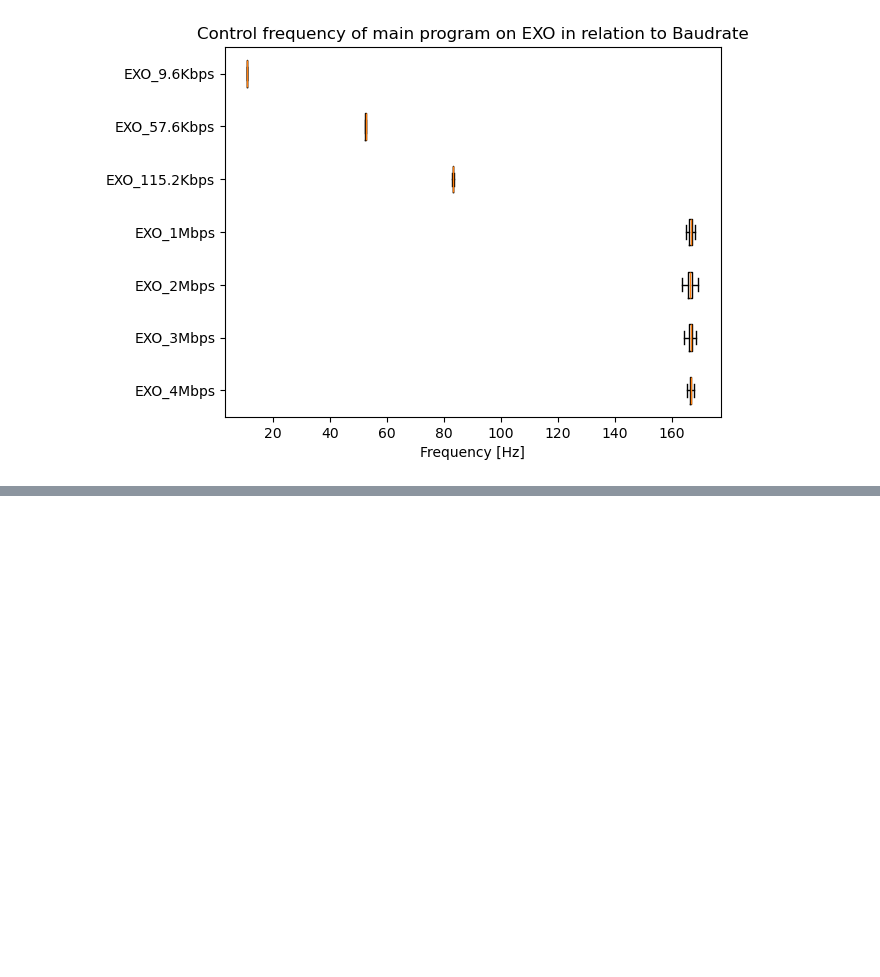
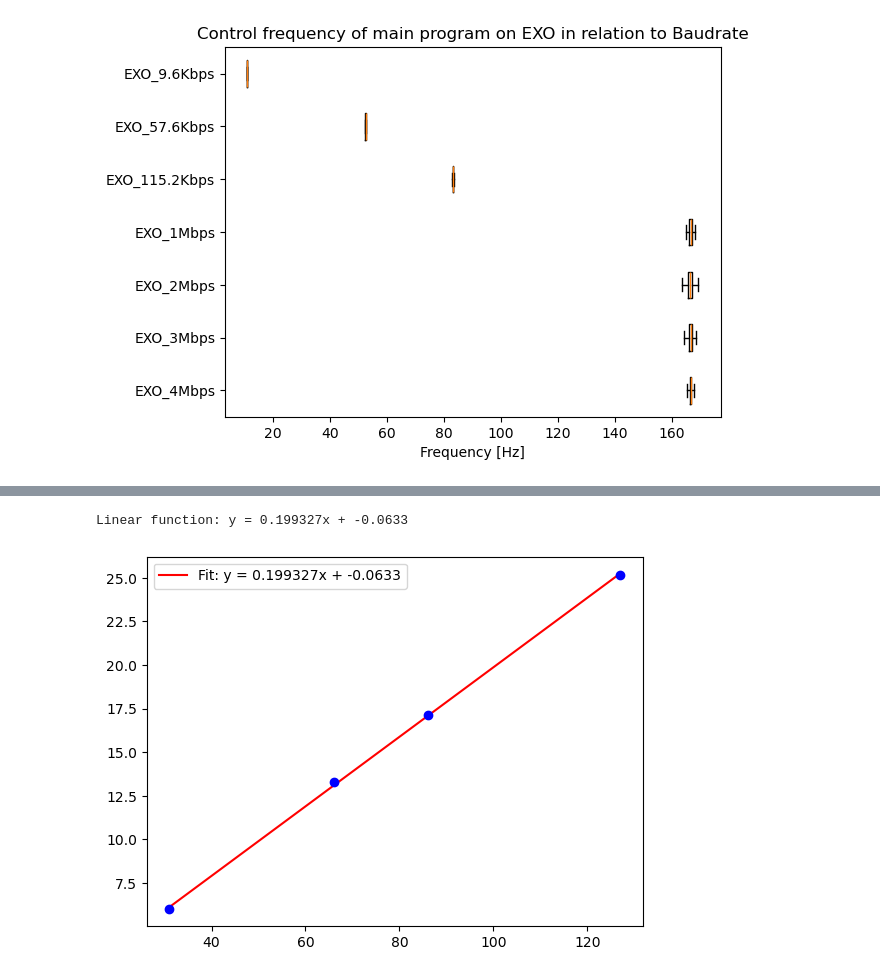
Before and after one commit to JakaHatlakLJ/eduexo_PC, a Jupyter notebook: analysis/jupyter/analysis.ipynb, the cells around one changed output, grey strips where cells are left out. Drawn from its saved outputs; the diff is of its cells as text; code cells hidden in the pictures; blank space fills up the shorter version.

```diff
--- a/analysis/jupyter/analysis.ipynb
+++ b/analysis/jupyter/analysis.ipynb
@@ -149,0 +155,18 @@ for filename in os.listdir(os.path.join(r"C:\Users\anjaz\OneDrive\Desktop\JAKA\E
+# %%
+y = [610, 1353, 1745, 2565]
+y = [i * 9.81 / 1000 for i in y]  # Convert to N
+x = [31, 66, 86, 127]
+
+coeffs = np.polyfit(x, y, 1)
+linear_fit = np.poly1d(coeffs)
+y_fit = linear_fit(x)
+plt.plot(x, y_fit, label=f'Fit: y = {coeffs[0]:.6f}x + {coeffs[1]:.4f}', color='red')
+plt.legend()
+print(f"Linear function: y = {coeffs[0]:.6f}x + {coeffs[1]:.4f}")
+
+
+plt.plot(x, y, marker='o', linestyle='None', color='blue')
+plt.show()
+# %% [output]
+Linear function: y = 0.199327x + -0.0633
+[figure, added]
```
Also changed, not shown: parts of 2 cells of this notebook, 9 other files.
